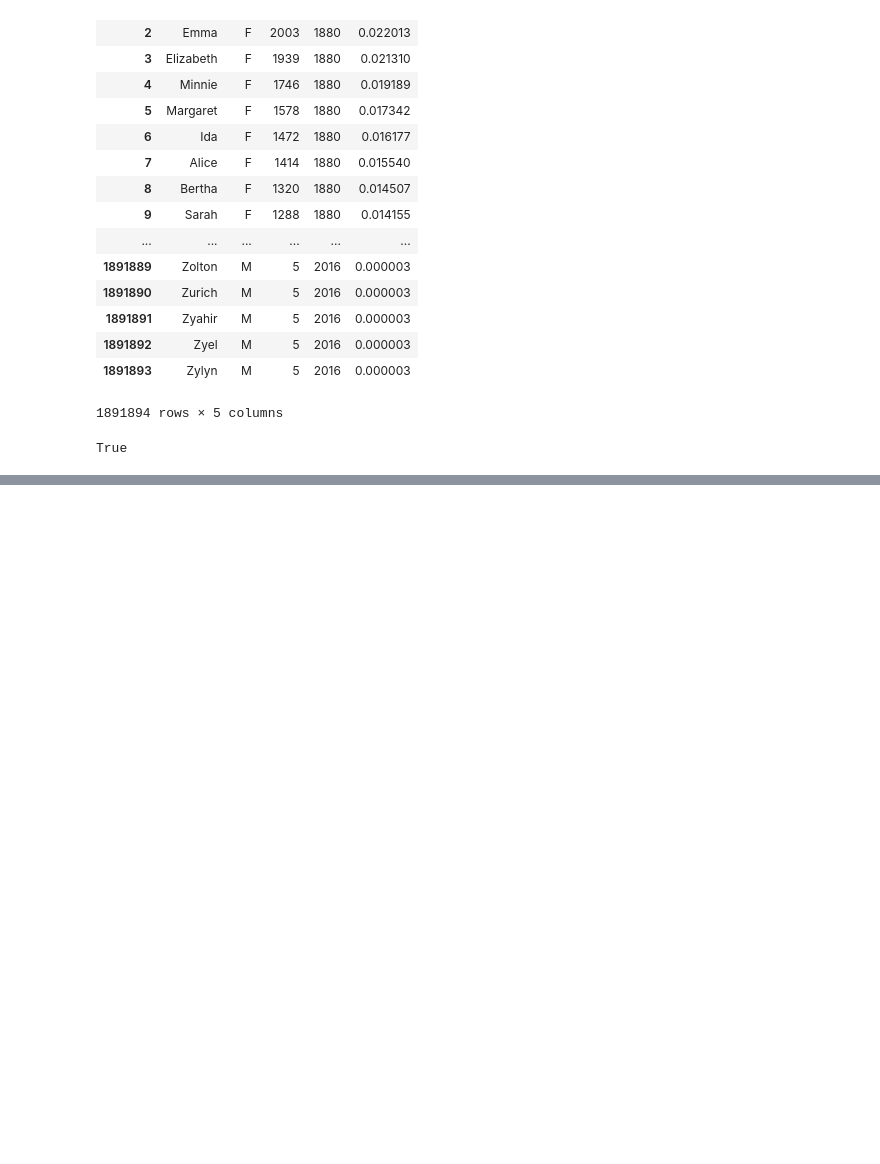
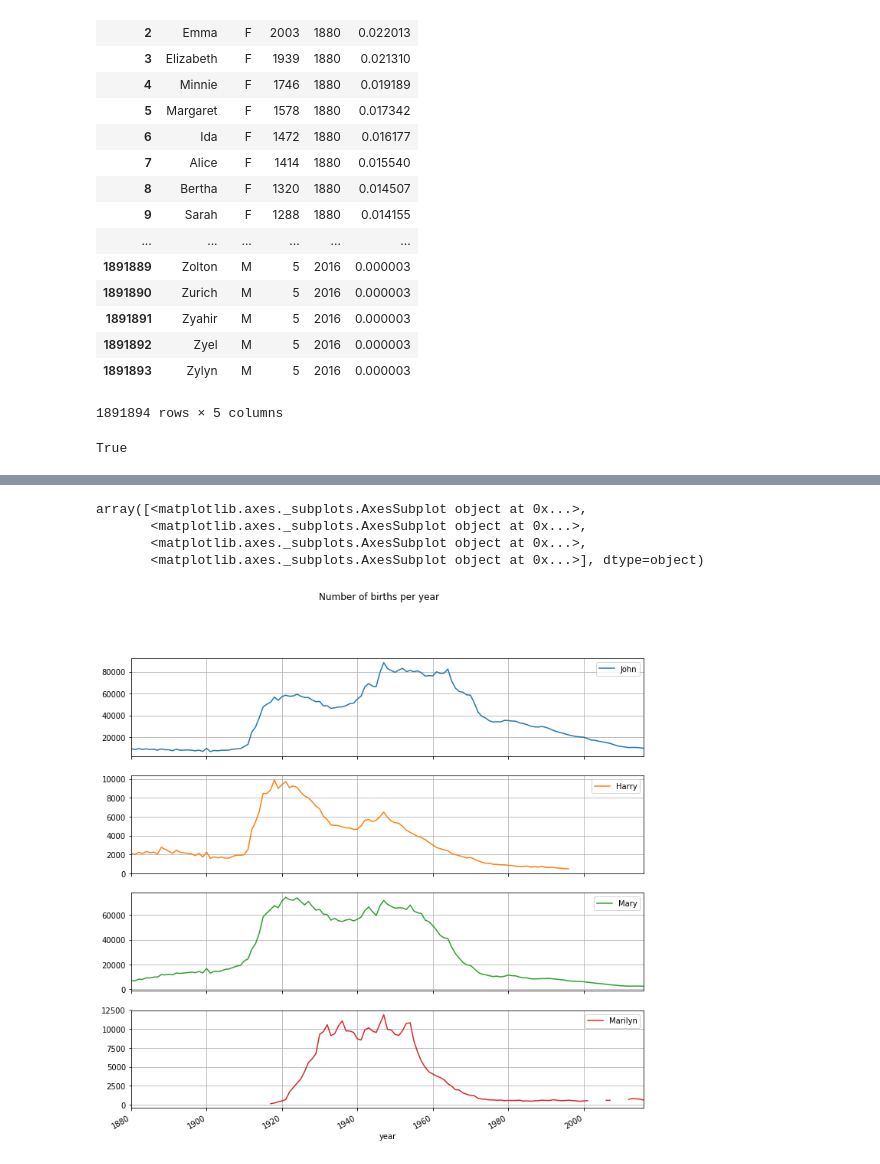
Before and after one commit to wonderui/Python-Practice, a Jupyter notebook: 1_Courses/6_Python_for_Data_Analysis/babynames/babynames.ipynb, the cells around one changed output, grey strips where cells are left out. Drawn from its saved outputs; the diff is of its cells as text; code cells hidden in the pictures; blank space fills up the shorter version.

```diff
--- a/1_Courses/6_Python_for_Data_Analysis/babynames/babynames.ipynb
+++ b/1_Courses/6_Python_for_Data_Analysis/babynames/babynames.ipynb
@@ -151,0 +154,6 @@ top1000
+# %%
+boys = top1000[top1000.sex == 'M']
+girls = top1000[top1000.sex == 'F']
+
+total_births = top1000.pivot_table(values = 'births', index = 'year', columns = 'name', aggfunc = sum)
+total_births
@@ -151,0 +180,10 @@ top1000
+# %%
+subset = total_births[['John', 'Harry', 'Mary', 'Marilyn']]
+
+subset.plot(subplots = True, figsize = (12, 12), grid = True, title = 'Number of births per year')
+# %% [output]
+array([<matplotlib.axes._subplots.AxesSubplot object at 0x...>,
+       <matplotlib.axes._subplots.AxesSubplot object at 0x...>,
+       <matplotlib.axes._subplots.AxesSubplot object at 0x...>,
+       <matplotlib.axes._subplots.AxesSubplot object at 0x...>], dtype=object)
+[figure, added]
```
Also changed, not shown: parts of 21 cells of this notebook.
